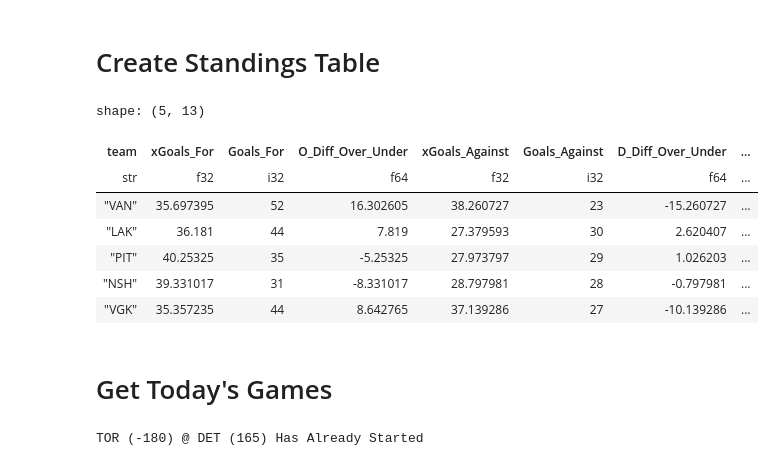
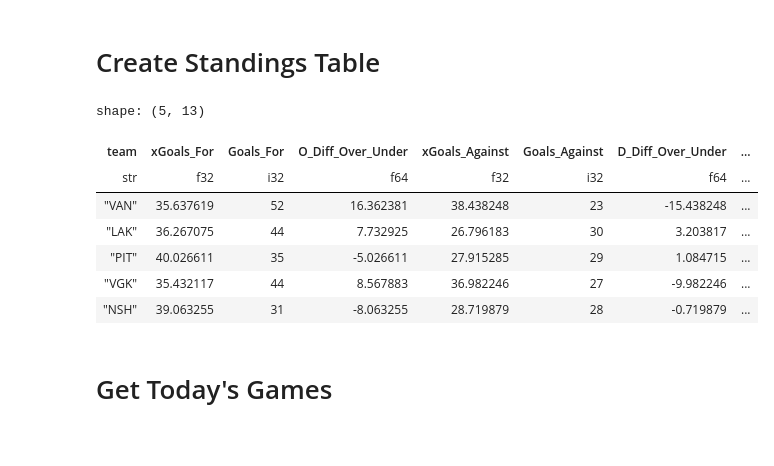
Before and after one commit to twinfield10/NHL-xG-Model, a Jupyter notebook: code/Hockey Rebirtha.ipynb, the cells around one changed output. Cells and saved outputs as stored; diff of their text form; code cells hidden in the pictures.

```diff
--- a/code/Hockey Rebirtha.ipynb
+++ b/code/Hockey Rebirtha.ipynb
@@ -35,9 +35,7 @@ Def = (
      .groupby('team')
      .agg([
          (pl.col('xG').sum()).alias('xGoals_Against'),
-         ((pl.when(pl.col('event_type') == 'GOAL')
-             .then(pl.lit(1)).otherwise(pl.lit(0))).sum())
-             .alias('Goals_Against')
+         (pl.col('is_goal').sum()).alias('Goals_Against')
           ])
      .with_columns((pl.col('Goals_Against') - pl.col('xGoals_Against')).alias('D_Diff_Over_Under'))
      .sort('xGoals_Against', descending = True)
@@ -48,41 +46,39 @@ Off = (
     .with_columns(pl.col('event_team_abbr').alias('team'))
     .filter(((pl.col('season')==2024)) & (pl.col('season_type') == 'R') & (pl.col('model_type') != 'EN'))
     .groupby('team')
     .agg([(pl.col('xG').sum()).alias('xGoals_For'),
-          ((pl.when(pl.col('event_type') == 'GOAL')
-              .then(pl.lit(1))
-              .otherwise(pl.lit(0))).sum()).alias('Goals_For')
+          (pl.col('is_goal').sum().alias('Goals_For'))
           ])
      .with_columns((pl.col('Goals_For') - pl.col('xGoals_For')).alias('O_Diff_Over_Under'))
      .sort('xGoals_For', descending = True)
 )
 
 NHL_Stats = (
     Off
     .join(Def, on = 'team', how = "inner")
     .with_columns([
     (pl.col('xGoals_For') - pl.col('xGoals_Against')).alias('xG_Difference'),
     (pl.col('Goals_For') - pl.col('Goals_Against')).alias('G_Difference')
      ])
      .with_columns(
          (pl.col('G_Difference') - (pl.col('xG_Difference') )).alias('Diff_Over_Under'),
          ((pl.col('xGoals_For').pow(pythag_exp)) / ((pl.col('xGoals_For').pow(pythag_exp)) + (pl.col('xGoals_Against').pow(pythag_exp)))).alias('xGWin_Pct'),
          ((pl.col('Goals_For').pow(pythag_exp)) / ((pl.col('Goals_For').pow(pythag_exp)) + (pl.col('Goals_Against').pow(pythag_exp)))).alias('GWin_Pct'),
          ((((pl.col('Goals_For') + pl.col('xGoals_For'))/2).pow(pythag_exp)) / ((((pl.col('Goals_For') + pl.col('xGoals_For'))/2).pow(pythag_exp)) + (((pl.col('Goals_Against') + pl.col('xGoals_Against'))/2).pow(pythag_exp)))).alias('Weighted_Win_Pct')
          )
      .sort('Weighted_Win_Pct', descending=True)
 )
 
 NHL_Stats.head(5) #.filter(pl.col('team').is_in(bet_teams))
 # %% [output]
 shape: (5, 13)
 | team | xGoals_For | Goals_For | O_Diff_Over_Under | xGoals_Against | Goals_Against | D_Diff_Over_Under | ... |
 | str | f32 | i32 | f64 | f32 | i32 | f64 | ... |
-| "VAN" | 35.697395 | 52 | 16.302605 | 38.260727 | 23 | -15.260727 | ... |
-| "LAK" | 36.181 | 44 | 7.819 | 27.379593 | 30 | 2.620407 | ... |
-| "PIT" | 40.25325 | 35 | -5.25325 | 27.973797 | 29 | 1.026203 | ... |
-| "NSH" | 39.331017 | 31 | -8.331017 | 28.797981 | 28 | -0.797981 | ... |
-| "VGK" | 35.357235 | 44 | 8.642765 | 37.139286 | 27 | -10.139286 | ... |
+| "VAN" | 35.637619 | 52 | 16.362381 | 38.438248 | 23 | -15.438248 | ... |
+| "LAK" | 36.267075 | 44 | 7.732925 | 26.796183 | 30 | 3.203817 | ... |
+| "PIT" | 40.026611 | 35 | -5.026611 | 27.915285 | 29 | 1.084715 | ... |
+| "VGK" | 35.432117 | 44 | 8.567883 | 36.982246 | 27 | -9.982246 | ... |
+| "NSH" | 39.063255 | 31 | -8.063255 | 28.719879 | 28 | -0.719879 | ... |
 # %% [markdown]
 # Get Today's Games
 # %%
@@ -107,9 +104,9 @@ game_dfs = []
 idx = 0
 
 ## Existing Game Odds
-exist_id = [2023020251]
-exist_home_odds = [ 165]
-exist_away_odds = [-180]
+exist_id = []
+exist_home_odds = []
+exist_away_odds = []
 
 exist_df = pd.DataFrame({
     'id': exist_id,
@@ -130,7 +127,7 @@ for i in game_df['id']:
         home_odd = home_odds_df[home_odds_df['providerId'] == US_Prov_ID]['value'].iloc[0]
         away_odd = away_odds_df[away_odds_df['providerId'] == US_Prov_ID]['value'].iloc[0]
 
-        df = raw_df[['id', 'season', 'awayTeam.abbrev', 'homeTeam.abbrev', 'gameState']]
+        df = raw_df[['id', 'gameType', 'season', 'awayTeam.abbrev', 'homeTeam.abbrev', 'gameState']]
         df = df.assign(home_odds=home_odd, away_odds=away_odd, game_date=date_str)
 
         game_dfs.append(df)
@@ -143,7 +140,7 @@ for i in game_df['id']:
         home_odd = exist_df[exist_df['id'] == i]['home_odds'].iloc[0]
         away_odd = exist_df[exist_df['id'] == i]['away_odds'].iloc[0]
 
-        df = raw_df[['id', 'season', 'awayTeam.abbrev', 'homeTeam.abbrev','gameState']]
+        df = raw_df[['id', 'gameType', 'season', 'awayTeam.abbrev', 'homeTeam.abbrev','gameState']]
         df = df.assign(home_odds=home_odd, away_odds=away_odd, game_date=date_str).astype({'home_odds': 'float64', 'away_odds': 'float64'})
 
         gme_lab = str(df['awayTeam.abbrev'].iloc[0])+ ' ('+ str(round(away_odd, 0)) + ') @ '+str(df['homeTeam.abbrev'].iloc[0]+ ' ('+ str(round(home_odd, 0)) + ')')
@@ -158,8 +155,6 @@ for i in game_df['id']:
 # Concatenate all DataFrames in the game_dfs list into a single polarsDataFrame
 result_df = pd.concat(game_dfs, ignore_index=True).astype({'home_odds': 'float64', 'away_odds': 'float64'})
 result_df = pl.DataFrame(result_df)
-# %% [output]
-TOR (-180) @ DET (165) Has Already Started
 # %%
 Bet_DF = (
     result_df
```
Also changed, not shown: parts of 17 cells of this notebook, 1 other file.
